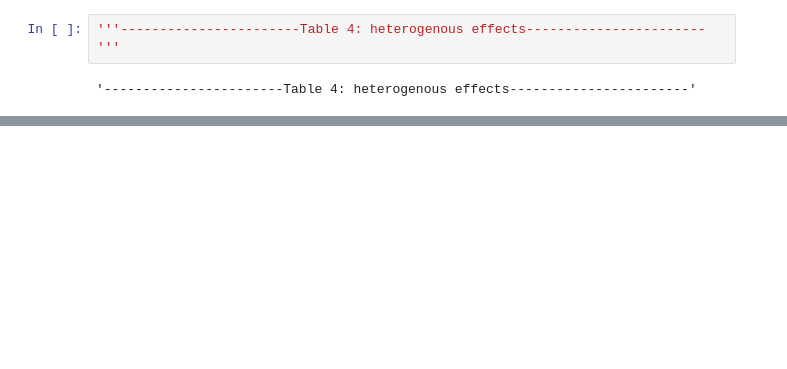
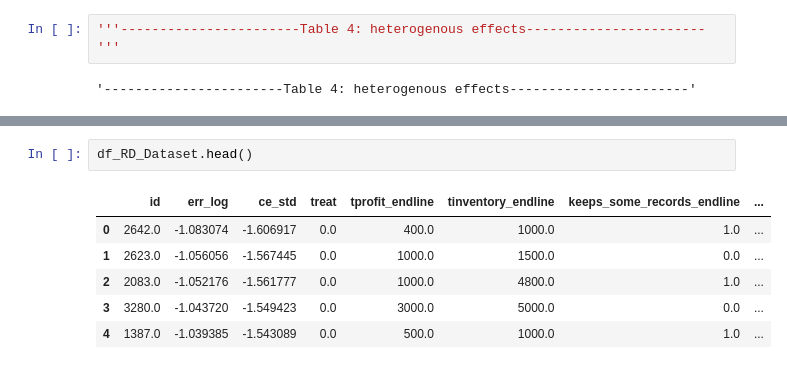
Before and after one commit to gjuneja0080/SHProject, a Jupyter notebook: mainTables.ipynb, the cells around one changed output, grey strips where cells are left out. Saved outputs shown, nothing was run; the diff lists cells and outputs as text; blank space fills up the shorter version.

```diff
--- a/mainTables.ipynb
+++ b/mainTables.ipynb
@@ -642,0 +742,9 @@ HO: mentor = class p-value =  0.3832250677664466
+# %%
+df_RD_Dataset.head()
+# %% [output]
+|  | id | err_log | ce_std | treat | tprofit_endline | tinventory_endline | keeps_some_records_endline | ... |
+| 0 | 2642.0 | -1.083074 | -1.606917 | 0.0 | 400.0 | 1000.0 | 1.0 | ... |
+| 1 | 2623.0 | -1.056056 | -1.567445 | 0.0 | 1000.0 | 1500.0 | 0.0 | ... |
+| 2 | 2083.0 | -1.052176 | -1.561777 | 0.0 | 1000.0 | 4800.0 | 1.0 | ... |
+| 3 | 3280.0 | -1.043720 | -1.549423 | 0.0 | 3000.0 | 5000.0 | 0.0 | ... |
+| 4 | 1387.0 | -1.039385 | -1.543089 | 0.0 | 500.0 | 1000.0 | 1.0 | ... |
```
Also changed, not shown: parts of 11 cells of this notebook.
